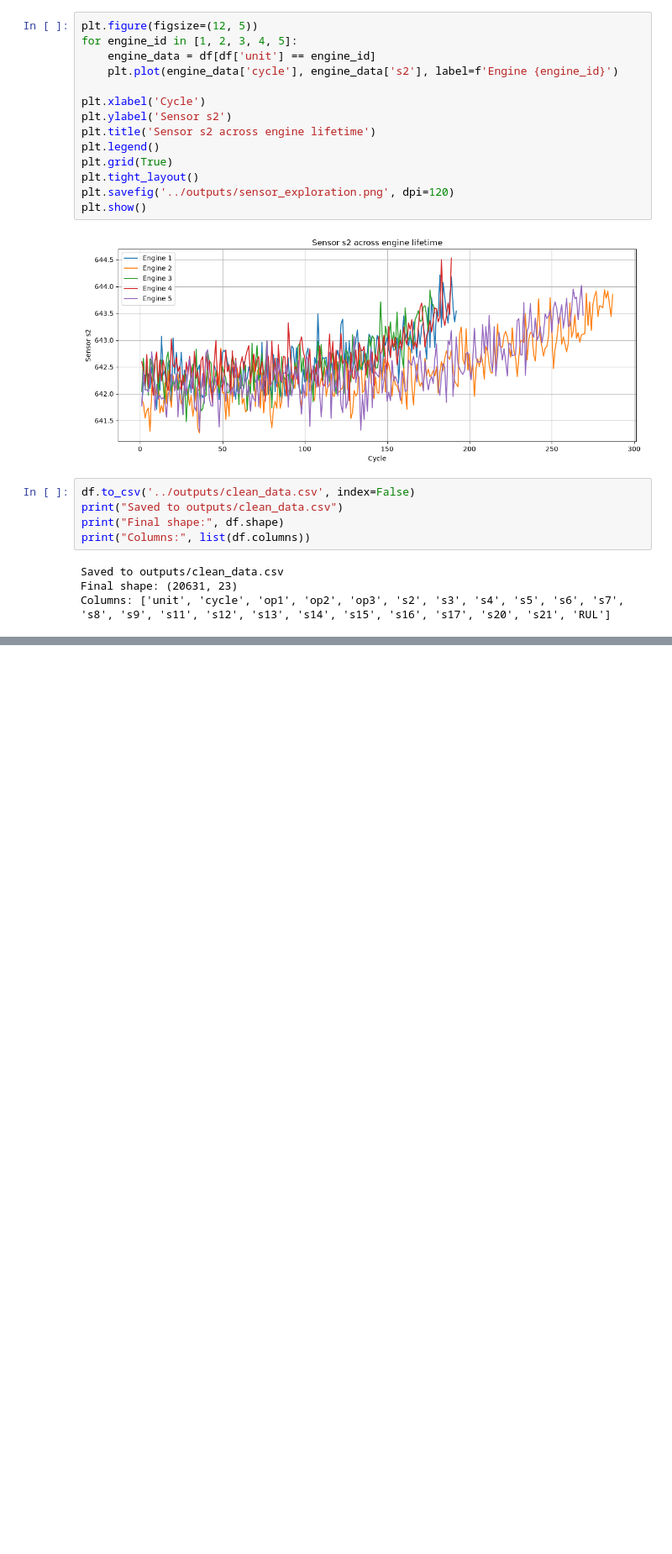
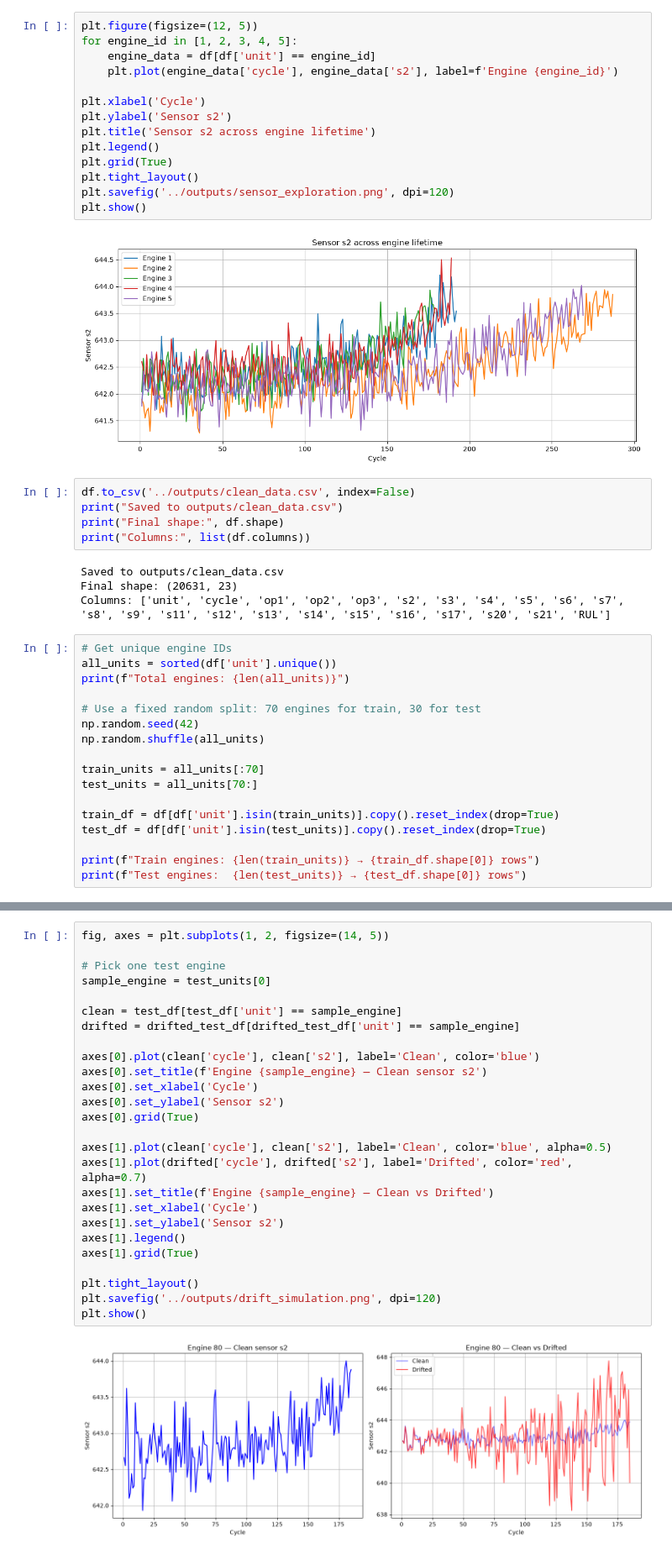
Before and after one commit to akash346673/continual-learning-industrial, a Jupyter notebook: notebooks/continual_learning_project.ipynb, the cells around one changed output, grey strips where cells are left out. Shown at 84% size. Cells and saved outputs as stored; diff of their text form; blank space fills up the shorter version.

```diff
--- a/notebooks/continual_learning_project.ipynb
+++ b/notebooks/continual_learning_project.ipynb
@@ -106,3 +106,20 @@ print("Columns:", list(df.columns))
 Saved to outputs/clean_data.csv
 Final shape: (20631, 23)
 Columns: ['unit', 'cycle', 'op1', 'op2', 'op3', 's2', 's3', 's4', 's5', 's6', 's7', 's8', 's9', 's11', 's12', 's13', 's14', 's15', 's16', 's17', 's20', 's21', 'RUL']
+# %%
+# Get unique engine IDs
+all_units = sorted(df['unit'].unique())
+print(f"Total engines: {len(all_units)}")
+
+# Use a fixed random split: 70 engines for train, 30 for test
+np.random.seed(42)
+np.random.shuffle(all_units)
+
+train_units = all_units[:70]
+test_units = all_units[70:]
+
+train_df = df[df['unit'].isin(train_units)].copy().reset_index(drop=True)
+test_df = df[df['unit'].isin(test_units)].copy().reset_index(drop=True)
+
+print(f"Train engines: {len(train_units)} → {train_df.shape[0]} rows")
+print(f"Test engines:  {len(test_units)} → {test_df.shape[0]} rows")
@@ -108,0 +175,28 @@ Columns: ['unit', 'cycle', 'op1', 'op2', 'op3', 's2', 's3', 's4', 's5', 's6', 's
+# %%
+fig, axes = plt.subplots(1, 2, figsize=(14, 5))
+
+# Pick one test engine
+sample_engine = test_units[0]
+
+clean = test_df[test_df['unit'] == sample_engine]
+drifted = drifted_test_df[drifted_test_df['unit'] == sample_engine]
+
+axes[0].plot(clean['cycle'], clean['s2'], label='Clean', color='blue')
+axes[0].set_title(f'Engine {sample_engine} — Clean sensor s2')
+axes[0].set_xlabel('Cycle')
+axes[0].set_ylabel('Sensor s2')
+axes[0].grid(True)
+
+axes[1].plot(clean['cycle'], clean['s2'], label='Clean', color='blue', alpha=0.5)
+axes[1].plot(drifted['cycle'], drifted['s2'], label='Drifted', color='red', alpha=0.7)
+axes[1].set_title(f'Engine {sample_engine} — Clean vs Drifted')
+axes[1].set_xlabel('Cycle')
+axes[1].set_ylabel('Sensor s2')
+axes[1].legend()
+axes[1].grid(True)
+
+plt.tight_layout()
+plt.savefig('../outputs/drift_simulation.png', dpi=120)
+plt.show()
+# %% [output]
+[figure, added]
```
Also changed, not shown: parts of 10 cells of this notebook, 2 other files.
